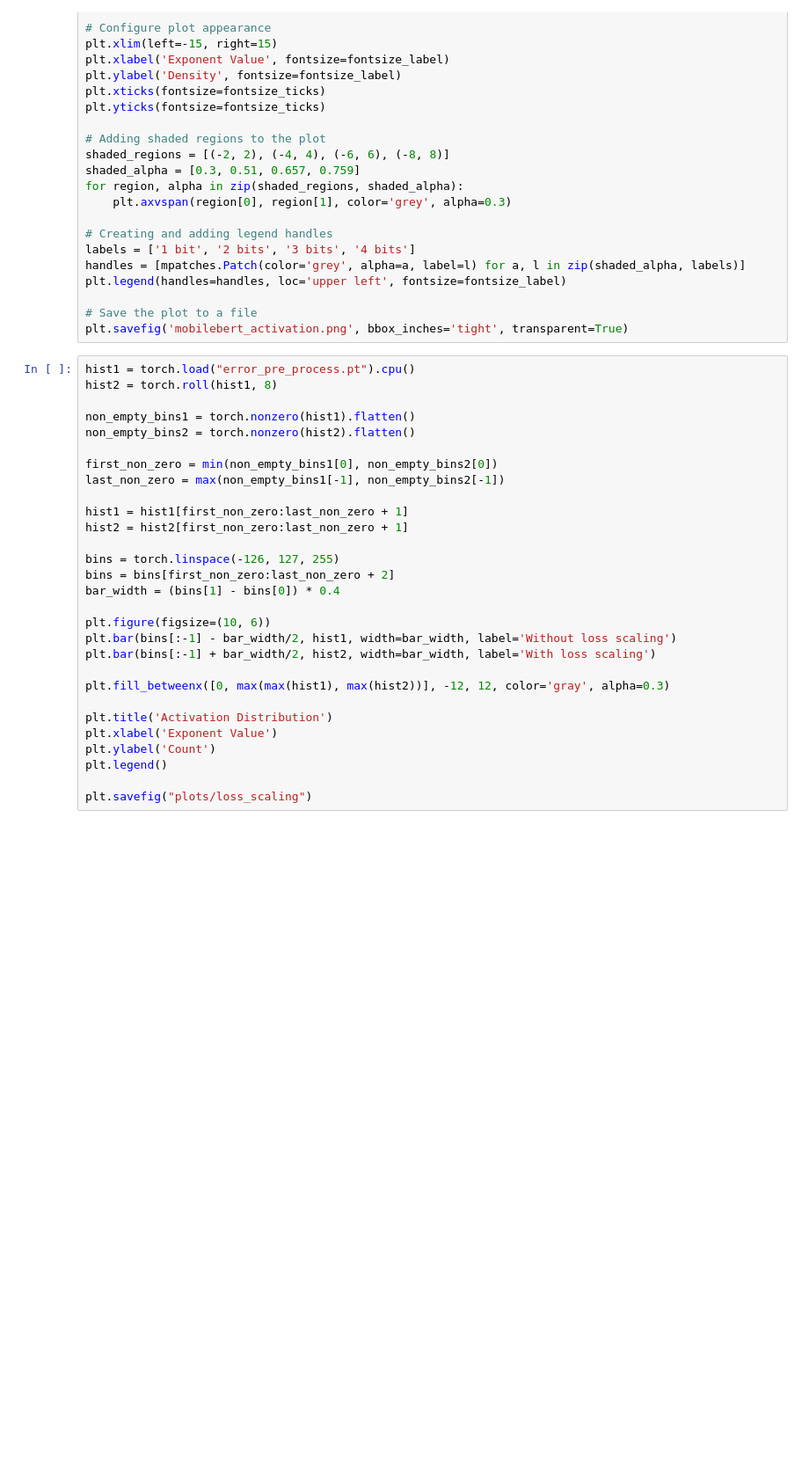
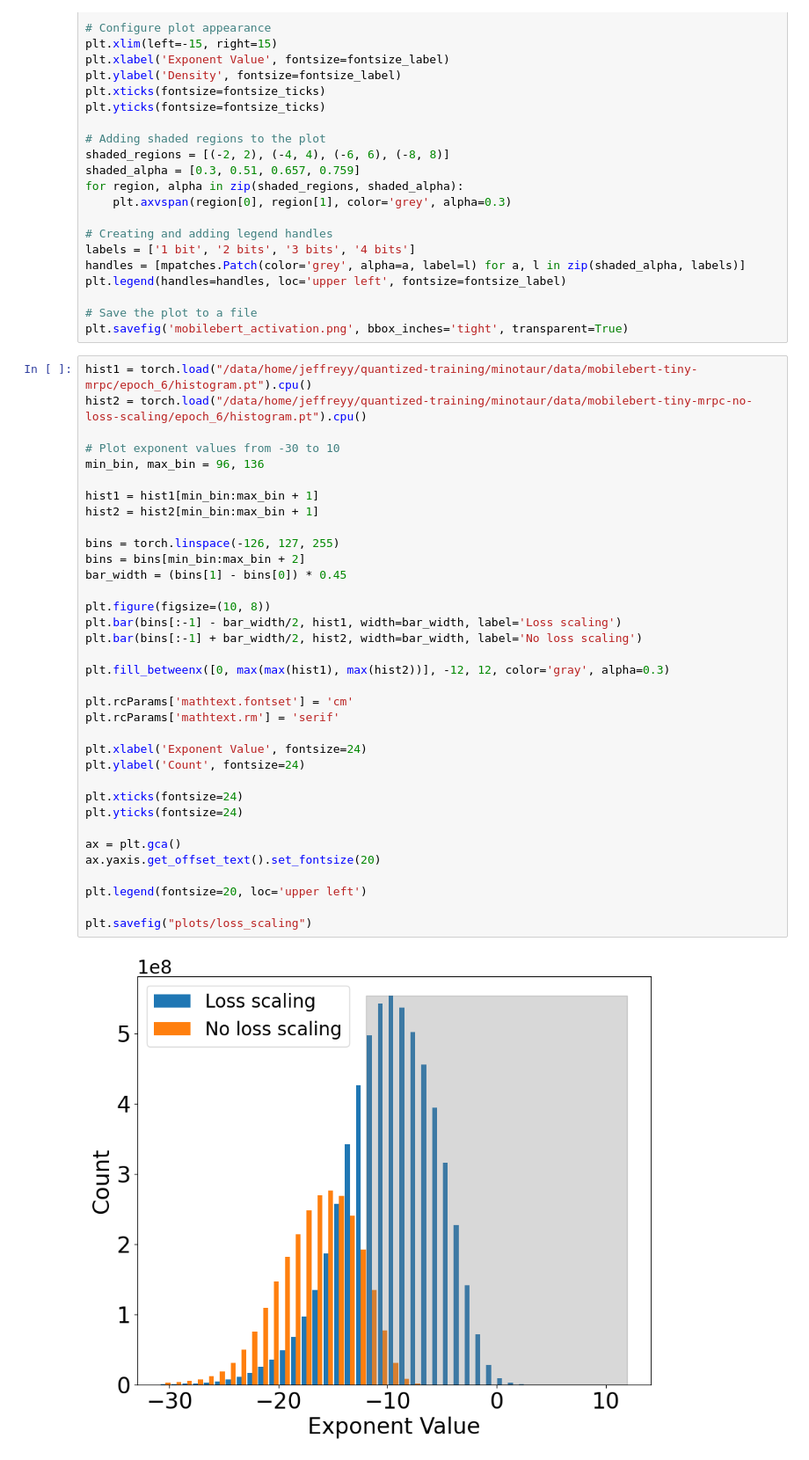
Before and after one commit to jeffreyyu0602/quantized-training, a Jupyter notebook: minotaur/posit_figures.ipynb, the cells around one changed output. Shown at 88% size. Saved outputs shown, nothing was run; the diff lists cells and outputs as text; blank space fills up the shorter version.

Commit message:
Plot activation gradients with and without loss scaling.

```diff
--- a/minotaur/posit_figures.ipynb
+++ b/minotaur/posit_figures.ipynb
@@ -125,31 +125,39 @@ plt.legend(handles=handles, loc='upper left', fontsize=fontsize_label)
 # Save the plot to a file
 plt.savefig('mobilebert_activation.png', bbox_inches='tight', transparent=True)
 # %%
-hist1 = torch.load("error_pre_process.pt").cpu()
-hist2 = torch.roll(hist1, 8)
+hist1 = torch.load("/data/home/jeffreyy/quantized-training/minotaur/data/mobilebert-tiny-mrpc/epoch_6/histogram.pt").cpu()
+hist2 = torch.load("/data/home/jeffreyy/quantized-training/minotaur/data/mobilebert-tiny-mrpc-no-loss-scaling/epoch_6/histogram.pt").cpu()
 
-non_empty_bins1 = torch.nonzero(hist1).flatten()
-non_empty_bins2 = torch.nonzero(hist2).flatten()
+# Plot exponent values from -30 to 10
+min_bin, max_bin = 96, 136
 
-first_non_zero = min(non_empty_bins1[0], non_empty_bins2[0])
-last_non_zero = max(non_empty_bins1[-1], non_empty_bins2[-1])
-
-hist1 = hist1[first_non_zero:last_non_zero + 1]
-hist2 = hist2[first_non_zero:last_non_zero + 1]
+hist1 = hist1[min_bin:max_bin + 1]
+hist2 = hist2[min_bin:max_bin + 1]
 
 bins = torch.linspace(-126, 127, 255)
-bins = bins[first_non_zero:last_non_zero + 2]
-bar_width = (bins[1] - bins[0]) * 0.4
+bins = bins[min_bin:max_bin + 2]
+bar_width = (bins[1] - bins[0]) * 0.45
 
-plt.figure(figsize=(10, 6))
-plt.bar(bins[:-1] - bar_width/2, hist1, width=bar_width, label='Without loss scaling')
-plt.bar(bins[:-1] + bar_width/2, hist2, width=bar_width, label='With loss scaling')
+plt.figure(figsize=(10, 8))
+plt.bar(bins[:-1] - bar_width/2, hist1, width=bar_width, label='Loss scaling')
+plt.bar(bins[:-1] + bar_width/2, hist2, width=bar_width, label='No loss scaling')
 
 plt.fill_betweenx([0, max(max(hist1), max(hist2))], -12, 12, color='gray', alpha=0.3)
 
-plt.title('Activation Distribution')
-plt.xlabel('Exponent Value')
-plt.ylabel('Count')
-plt.legend()
+plt.rcParams['mathtext.fontset'] = 'cm'
+plt.rcParams['mathtext.rm'] = 'serif'
+
+plt.xlabel('Exponent Value', fontsize=24)
+plt.ylabel('Count', fontsize=24)
+
+plt.xticks(fontsize=24)
+plt.yticks(fontsize=24)
+
+ax = plt.gca()
+ax.yaxis.get_offset_text().set_fontsize(20)
+
+plt.legend(fontsize=20, loc='upper left')
 
 plt.savefig("plots/loss_scaling")
+# %% [output]
+[figure, added]
```
Also changed, not shown: 1 other file.
